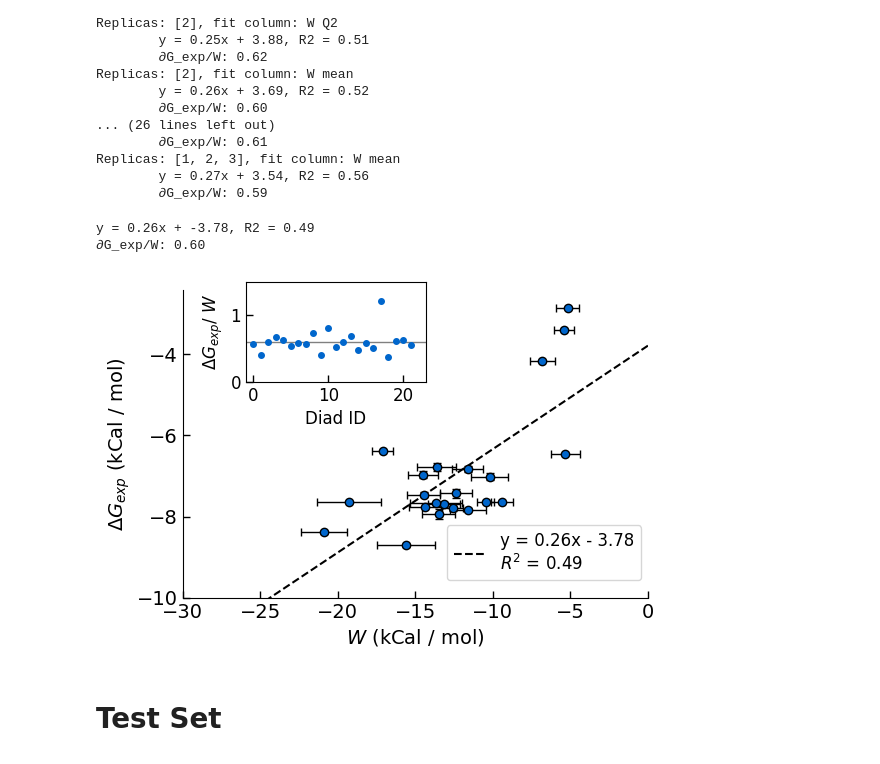
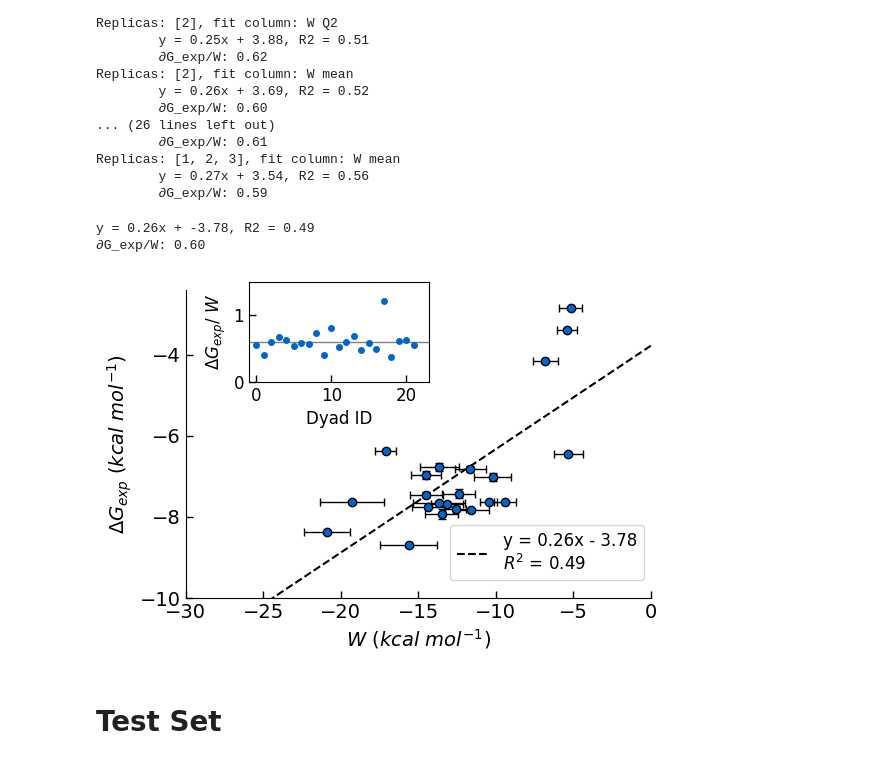
Before and after one commit to cebasfu93/NanoScreener, a Jupyter notebook: md_analysis.ipynb, the cells around one changed output. Drawn from its saved outputs; the diff is of its cells as text; code cells hidden in the pictures.

```diff
--- a/md_analysis.ipynb
+++ b/md_analysis.ipynb
@@ -203,37 +203,37 @@ print(f"y = {slope:.2f}x + {intercept:.2f}, R2 = {r_value**2:.2f}")
 
 FONTSIZE = 14
 BLUE = (0.0, 0.4, 0.8)
 fig, ax = plt.subplots(figsize=(6, 4))
 ax.errorbar(x=x, y=y, xerr=x_err, yerr=y_err, fmt="o", color=BLUE, ecolor="k", elinewidth=1, capsize=3, mew=1, mec="k")
 ax.plot(space, intercept + slope * space, color="k", linestyle="--", label=f"y = {slope:.2f}x - {abs(intercept):.2f}"+ "\n" +  fr"$R^2$ = {r_value**2:.2f}")
 ax.tick_params(labelsize=FONTSIZE, direction="in", length=5, width=1)
-ax.set_xlabel(r"$W$ (kCal / mol)", fontsize=FONTSIZE)
-ax.set_ylabel(r"$\Delta G_{exp}$ (kCal / mol)", fontsize=FONTSIZE)
+ax.set_xlabel(r"$W$ ($kcal$ $mol^{-1}$)", fontsize=FONTSIZE)
+ax.set_ylabel(r"$\Delta G_{exp}$ ($kcal$ $mol^{-1}$)", fontsize=FONTSIZE)
 ax.set_xlim(x_range_min, 0)
 ax.set_ylim(y_range_min)
 ax.legend(loc="lower left", fontsize=FONTSIZE - 2, bbox_to_anchor=[0.55,0.03,1,0.2])
 ax.spines["right"].set_visible(False)
 ax.spines["top"].set_visible(False)
 
 ax2 = plt.axes([0.23, 0.65, 0.3, 0.25])
 ax2.errorbar(x=range(len(x)), y=y/x, fmt="o", ms=4, color=BLUE)
 ax2.set_xlim(-1, len(x) + 1)
-ax2.set_xlabel("Diad ID", fontsize=FONTSIZE - 2)
+ax2.set_xlabel("Dyad ID", fontsize=FONTSIZE - 2)
 ax2.set_ylabel(r"$\Delta G_{exp}$/ $W$", fontsize=FONTSIZE - 2)
 ax2.tick_params(labelsize=FONTSIZE - 2, direction="in", length=5, width=1)
 ax2.set_ylim(0, 1.5)
 ax2.set_yticks([0, 1])
 ax2.axhline((y/x).mean(), linestyle="-", color="gray", lw=1)
 ratio = (y/x).mean()
 print(f"∂G_exp/W: {ratio:.2f}")
 plt.savefig("training_set_fit.png", format="png", dpi=300, bbox_inches="tight")
 plt.savefig("training_set_fit.svg", format="svg", dpi=300, bbox_inches="tight")
 plt.show()
 plt.close()
 # %% [output]
 y = 0.26x + -3.78, R2 = 0.49
 ∂G_exp/W: 0.60
-[figure, old version]
+[figure, new version]
 # %%
 def score_to_dg(score):
     return slope * score + intercept
```
Also changed, not shown: parts of 3 cells of this notebook.
